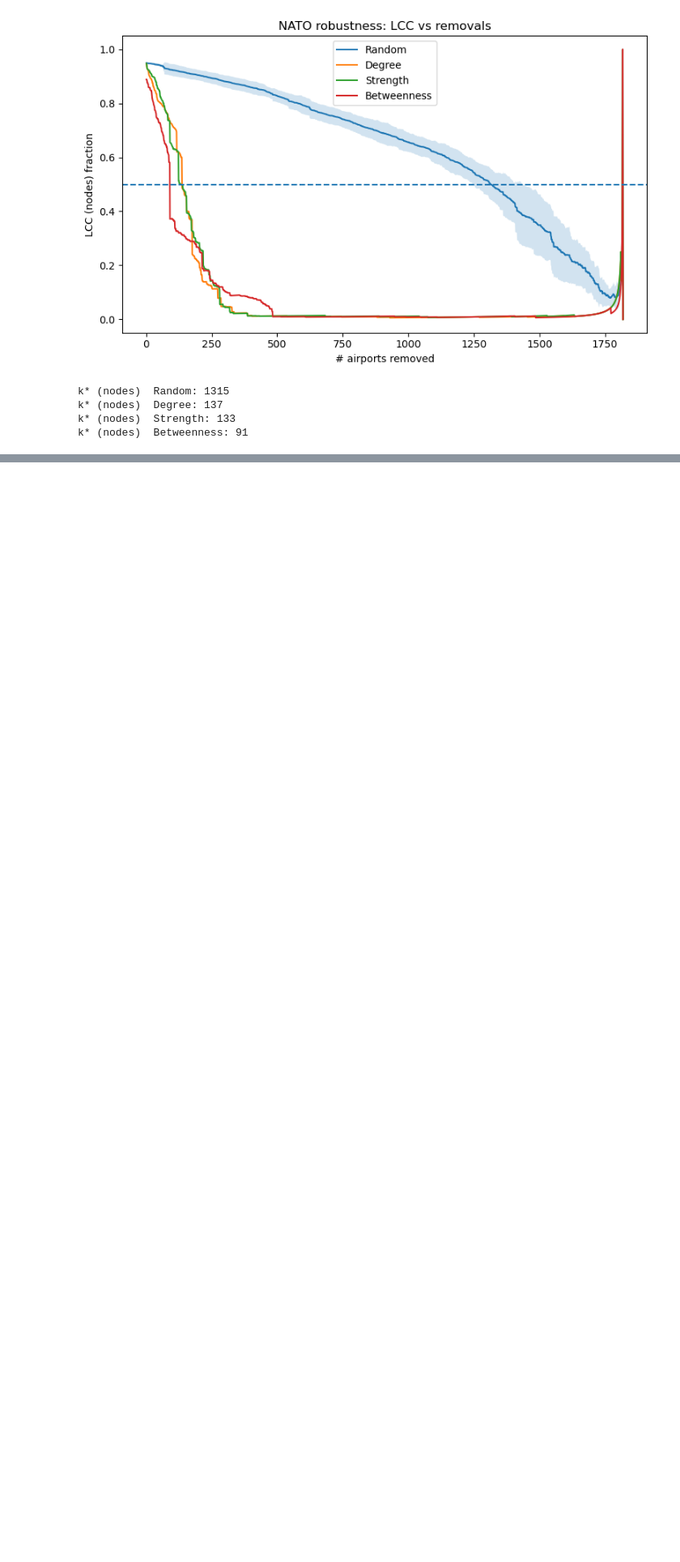
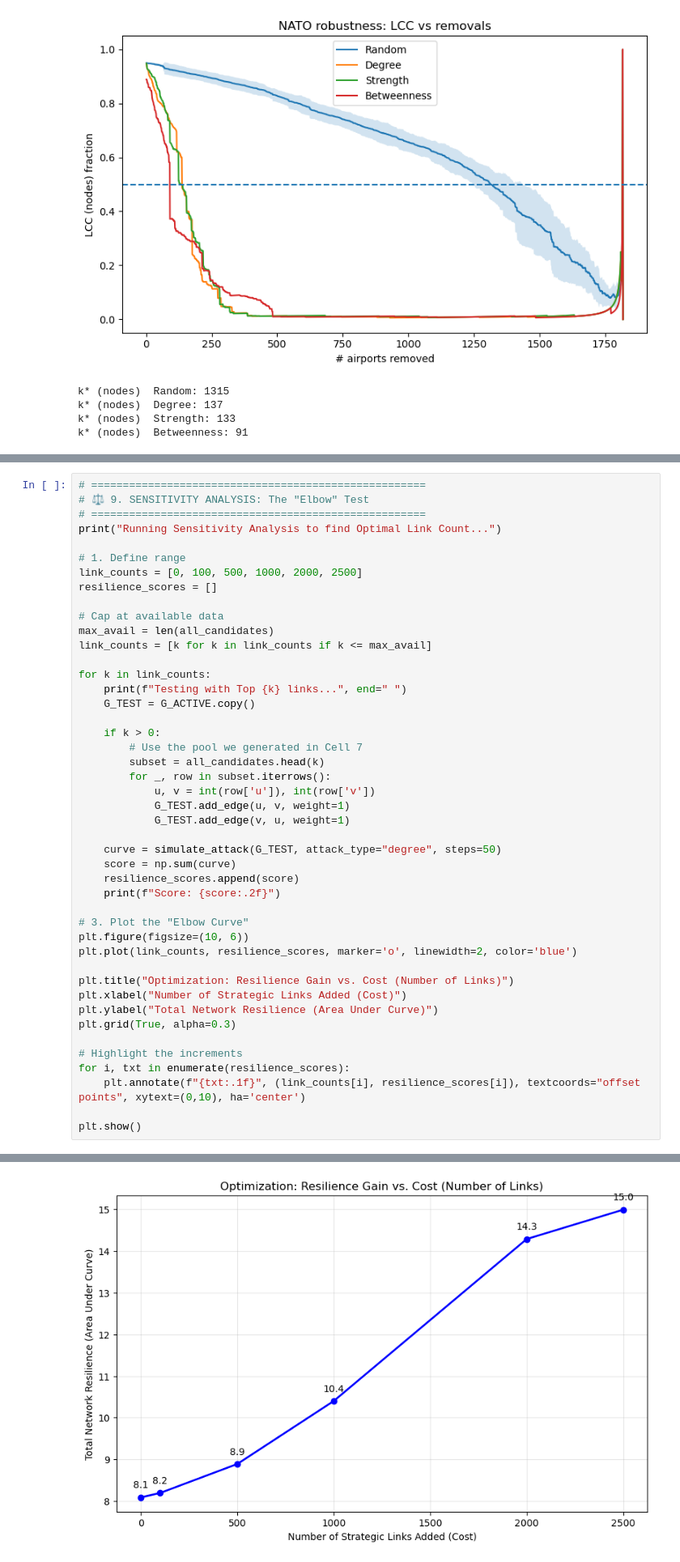
Before and after one commit to EKorczakitu/Airport-Shutdown, a Jupyter notebook: EDA_Attack.ipynb, the cells around one changed output, grey strips where cells are left out. Shown at 81% size. Cells and saved outputs as stored; diff of their text form; blank space fills up the shorter version.

```diff
--- a/EDA_Attack.ipynb
+++ b/EDA_Attack.ipynb
@@ -488,0 +591,46 @@ Top 10 'Missing' or 'Backup' Links:
+# %%
+# =====================================================
+# ⚖️ 9. SENSITIVITY ANALYSIS: The "Elbow" Test
+# =====================================================
+print("Running Sensitivity Analysis to find Optimal Link Count...")
+
+# 1. Define range
+link_counts = [0, 100, 500, 1000, 2000, 2500]
+resilience_scores = []
+
+# Cap at available data
+max_avail = len(all_candidates)
+link_counts = [k for k in link_counts if k <= max_avail]
+
+for k in link_counts:
+    print(f"Testing with Top {k} links...", end=" ")
+    G_TEST = G_ACTIVE.copy()
+
+    if k > 0:
+        # Use the pool we generated in Cell 7
+        subset = all_candidates.head(k)
+        for _, row in subset.iterrows():
+            u, v = int(row['u']), int(row['v'])
+            G_TEST.add_edge(u, v, weight=1)
+            G_TEST.add_edge(v, u, weight=1)
+
+    curve = simulate_attack(G_TEST, attack_type="degree", steps=50)
+    score = np.sum(curve)
+    resilience_scores.append(score)
+    print(f"Score: {score:.2f}")
+
+# 3. Plot the "Elbow Curve"
+plt.figure(figsize=(10, 6))
+plt.plot(link_counts, resilience_scores, marker='o', linewidth=2, color='blue')
+
+plt.title("Optimization: Resilience Gain vs. Cost (Number of Links)")
+plt.xlabel("Number of Strategic Links Added (Cost)")
+plt.ylabel("Total Network Resilience (Area Under Curve)")
+plt.grid(True, alpha=0.3)
+
+# Highlight the increments
+for i, txt in enumerate(resilience_scores):
+    plt.annotate(f"{txt:.1f}", (link_counts[i], resilience_scores[i]), textcoords="offset points", xytext=(0,10), ha='center')
+
+plt.show()
+# %% [output]
@@ -488,0 +644 @@ Top 10 'Missing' or 'Backup' Links:
+[figure, added]
```
Also changed, not shown: parts of 5 cells of this notebook.
